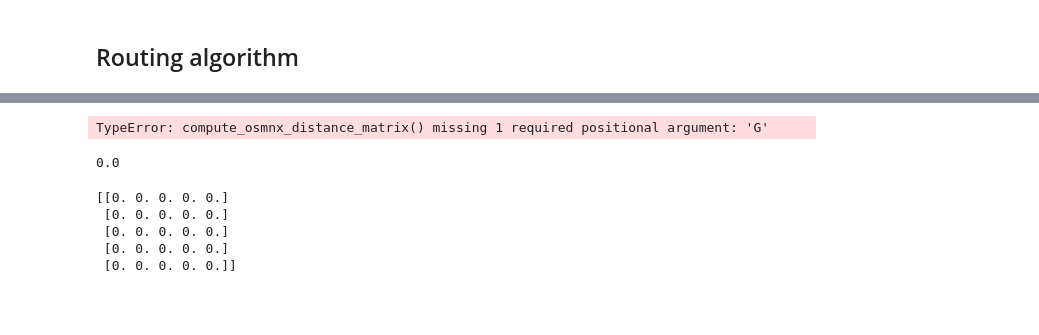
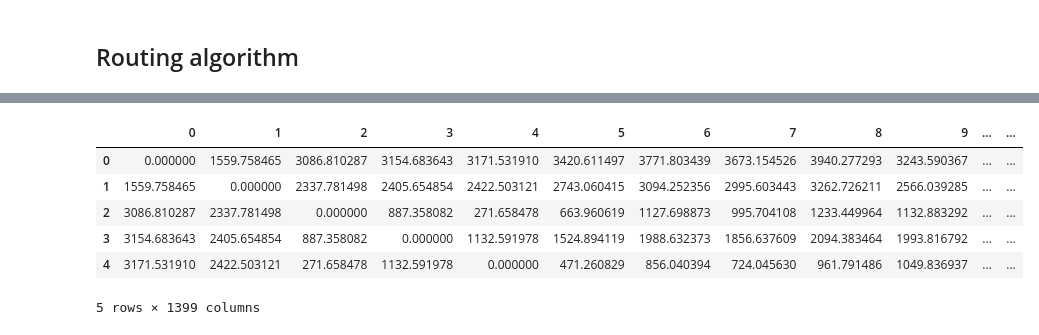
Before and after one commit to hishamsajid/blog-walking-tour, a Jupyter notebook: notebooks/eda.ipynb, the cells around one changed output, grey strips where cells are left out. Saved outputs shown, nothing was run; the diff lists cells and outputs as text; code cells hidden in the pictures; blank space fills up the shorter version.

Commit message:
distance matrix calculated

```diff
--- a/notebooks/eda.ipynb
+++ b/notebooks/eda.ipynb
@@ -291,6 +291,9 @@ n_df.place_id.nunique() # number of unique places
 # n_df.to_pickle(f'../data/h3cell_output_all.pkl')
 # %% [output]
 1399
+# %%
+# read pickled data
+n_df = pd.read_pickle(f'../data/h3cell_output_all.pkl')
 # %%
 n_df['geometry'] = n_df['geometry'].apply(lambda x: ast.literal_eval(x))
 n_df['lat'] = n_df['geometry'].apply(lambda x: x['location']['lat'])
@@ -331,4 +339,0 @@ ox.plot_graph(G, node_size=0, edge_color='black', edge_linewidth=0.5, bgcolor='w
-# %%
-G = G.to_undirected()
-# %%
-G = ox.project_graph(G)
@@ -371,17 +340,23 @@ def compute_osmnx_distance_matrix(df, G):
+# %%
+# calculate distance matrix using OSM
+n_gdf['nearest_node'] = ox.distance.nearest_nodes(G, n_gdf.lng, n_gdf.lat)
+node_ids = n_gdf['nearest_node'].to_list()
+n = len(node_ids)
+dist_matrix = np.zeros((n, n))
+for i, src in enumerate(node_ids):
+    # print(i,src)
+    lengths = nx.single_source_dijkstra_path_length(G, src,weight='length')
+    for j, tgt in enumerate(node_ids):
+        if tgt in lengths:
+            dist_matrix[i, j] = lengths.get(tgt, np.inf)
 # %%
-dist_matrix = compute_osmnx_distance_matrix(n_gdf, G)
-# dist_df = pd.DataFrame(dist_matrix, columns=n_gdf['place_id'], index=n_gdf['place_id'])
+dist_matrix_df = pd.DataFrame(dist_matrix, index=n_gdf.index, columns=n_gdf.index)
+dist_matrix_df.head()
 # %% [output]
+|  | 0 | 1 | 2 | 3 | 4 | 5 | 6 | 7 | 8 | 9 | ... | ... |
+| 0 | 0.000000 | 1559.758465 | 3086.810287 | 3154.683643 | 3171.531910 | 3420.611497 | 3771.803439 | 3673.154526 | 3940.277293 | 3243.590367 | ... | ... |
+| 1 | 1559.758465 | 0.000000 | 2337.781498 | 2405.654854 | 2422.503121 | 2743.060415 | 3094.252356 | 2995.603443 | 3262.726211 | 2566.039285 | ... | ... |
+| 2 | 3086.810287 | 2337.781498 | 0.000000 | 887.358082 | 271.658478 | 663.960619 | 1127.698873 | 995.704108 | 1233.449964 | 1132.883292 | ... | ... |
+| 3 | 3154.683643 | 2405.654854 | 887.358082 | 0.000000 | 1132.591978 | 1524.894119 | 1988.632373 | 1856.637609 | 2094.383464 | 1993.816792 | ... | ... |
+| 4 | 3171.531910 | 2422.503121 | 271.658478 | 1132.591978 | 0.000000 | 471.260829 | 856.040394 | 724.045630 | 961.791486 | 1049.836937 | ... | ... |
-TypeError: compute_osmnx_distance_matrix() missing 1 required positional argument: 'G'
+5 rows × 1399 columns
-# %%
-dist_matrix[0][5]
-# %% [output]
-0.0
-# %%
-print(dist_matrix[:5, :5])
-# %% [output]
-[[0. 0. 0. 0. 0.]
- [0. 0. 0. 0. 0.]
- [0. 0. 0. 0. 0.]
- [0. 0. 0. 0. 0.]
- [0. 0. 0. 0. 0.]]
```
Also changed, not shown: parts of 6 cells of this notebook.
